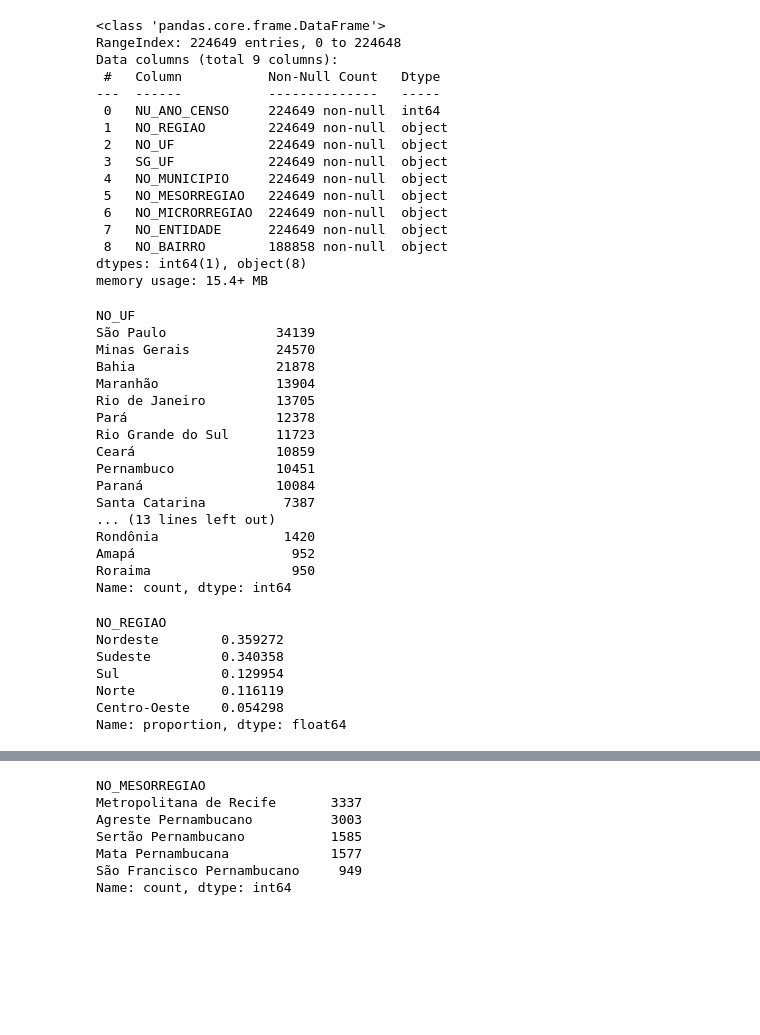
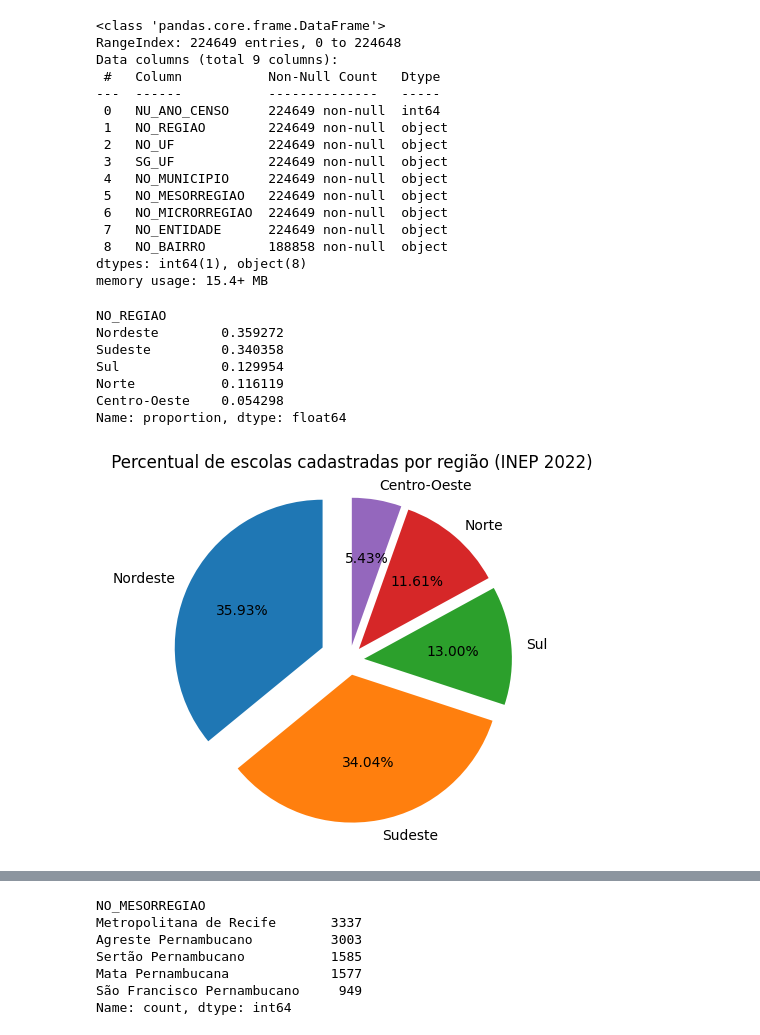
Before and after one commit to reprograma/on26-python-s17-s18-projeto-livre, a Jupyter notebook: exercicios/para-casa/Projeto-Jessica-Ferreira/analise/analise.ipynb, the cells around one changed output, grey strips where cells are left out. Drawn from its saved outputs; the diff is of its cells as text; code cells hidden in the pictures; blank space fills up the shorter version.

```diff
--- a/exercicios/para-casa/Projeto-Jessica-Ferreira/analise/analise.ipynb
+++ b/exercicios/para-casa/Projeto-Jessica-Ferreira/analise/analise.ipynb
@@ -85,39 +85,24 @@ memory usage: 15.4+ MB
 df_microdados_inep1.to_csv("bs_inep_analise.csv", index=False)
 
 # Base final INEP utilizada na análise.
-# %%
-qnt_esc_cads_por_est = df_microdados_inep1["NO_UF"].value_counts()
-qnt_esc_cads_por_est
-
-# Quantitativo de escolas cadastradas por estado segundo INEP 2022.
-# %% [output]
-NO_UF
-São Paulo              34139
-Minas Gerais           24570
-Bahia                  21878
-Maranhão               13904
-Rio de Janeiro         13705
-Pará                   12378
-Rio Grande do Sul      11723
-Ceará                  10859
-Pernambuco             10451
-Paraná                 10084
-Santa Catarina          7387
-... (13 lines left out)
-Rondônia                1420
-Amapá                    952
-Roraima                  950
-Name: count, dtype: int64
-# %%
-porct_esc_cads_por_reg = df_microdados_inep1["NO_REGIAO"].value_counts(normalize=True)
-porct_esc_cads_por_reg
-
-# Porcetagem do quantitativo por região.
-# %% [output]
-NO_REGIAO
-Nordeste        0.359272
-Sudeste         0.340358
-Sul             0.129954
-Norte           0.116119
-Centro-Oeste    0.054298
-Name: proportion, dtype: float64
+# %%
+# Porcetagem do quantitativo por região.
+
+porct_esc_cads_por_reg = df_microdados_inep1["NO_REGIAO"].value_counts(normalize=True)
+porct_esc_cads_por_reg.plot(kind="pie", startangle= 90, autopct="%.2f%%", explode= (0.2,0.1,0.1,0.1,0.1));
+plt.title(" Percentual de escolas cadastradas por região (INEP 2022)")
+plt.xlabel("")
+plt.ylabel("")
+
+porct_esc_cads_por_reg
+
+# Região nordeste com maior quantidade de escolas cadastradas.
+# %% [output]
+NO_REGIAO
+Nordeste        0.359272
+Sudeste         0.340358
+Sul             0.129954
+Norte           0.116119
+Centro-Oeste    0.054298
+Name: proportion, dtype: float64
+[figure, added]
```
Also changed, not shown: parts of 21 cells of this notebook, 1 other file.
